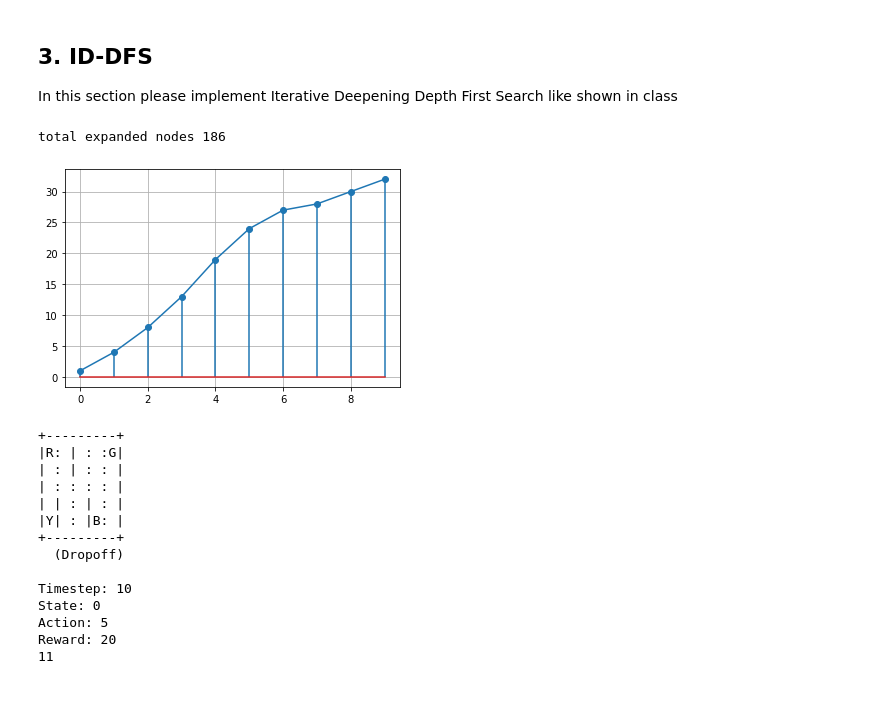
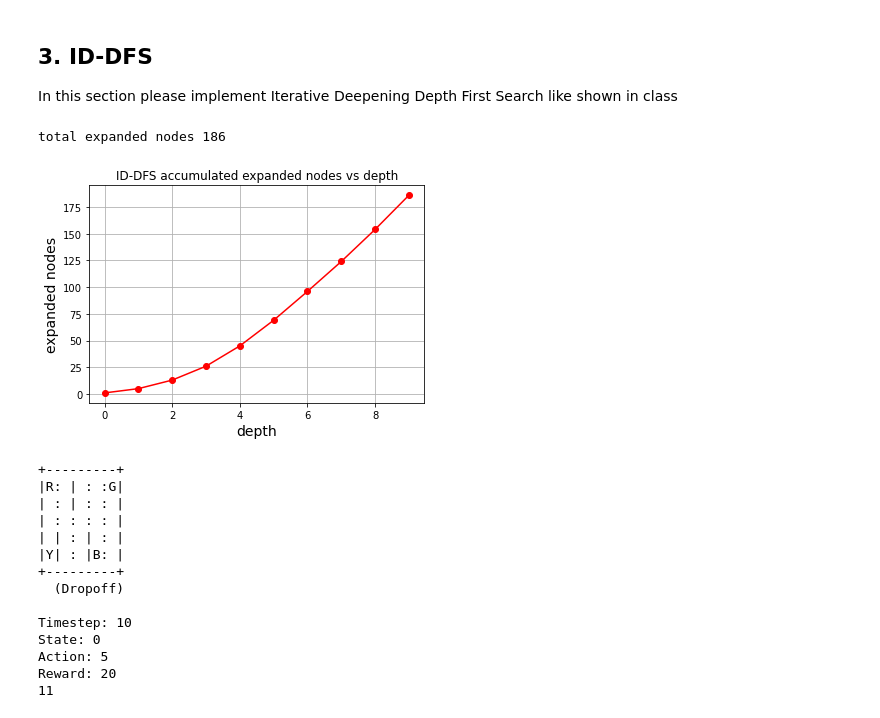
Before and after one commit to ynahum/ai_hw, a Jupyter notebook: hw1/236501_HW1.ipynb, the cells around one changed output. Saved outputs shown, nothing was run; the diff lists cells and outputs as text; code cells hidden in the pictures.

Commit message:
hw1 cleanup:
1. added focal_select function for A*e
2. fix id-dfs plot
3. disable testing/prints

```diff
--- a/hw1/236501_HW1.ipynb
+++ b/hw1/236501_HW1.ipynb
@@ -544,5 +545,8 @@ def dfs(first_state):
 # %%
 # driver code - for your use only, do not submit these lines!
 if GlobalDefs.enable_testing:
+    expanded_nodes_list = []
+    id_depth_list = []
     env.s = 328
-    frames,reward = dfs(env.s)
+    frames, reward = dfs(env.s)
+    print(f"expanded nodes {expanded_nodes_list[0]}")
@@ -578,21 +584,9 @@ def id_dfs(first_state, depth):
     frames = []
     total_reward = 0
     for curr_depth in range(depth,max_depth):
-        if GlobalDefs.enable_debug_prints:
-            print(f"current depth is {curr_depth}")
+        if GlobalDefs.enable_testing:
+            id_depth_list.append(curr_depth)
         result, frames, total_reward = dfs_l(first_state, curr_depth)
         if result:
             break
     return frames, total_reward
-# %%
-if GlobalDefs.enable_testing:
-    depth = range(0,10)
-    expanded_nodes = [1, 4, 8, 13, 19, 24, 27, 28, 30, 32]
-    print(f"total expanded nodes {np.sum(expanded_nodes)}")
-    plt.plot(depth, expanded_nodes)
-    plt.stem(depth, expanded_nodes)
-    plt.grid(True)
-    plt.show()
-# %% [output]
-total expanded nodes 186
-[figure, removed]
@@ -605,3 +593,31 @@ if GlobalDefs.enable_testing:
+# %%
+if GlobalDefs.enable_testing:
+    expanded_nodes_list = []
+    id_depth_list = []
+    env.s = 328
+    initial_depth = 0 # random depth
+    frames,reward = id_dfs(env.s, initial_depth)
+    #print(expanded_nodes_list)
+    id_accumulated_expanded_nodes = []
+    sum = 0
+    for expanded_nodes in expanded_nodes_list:
+        sum += expanded_nodes
+        id_accumulated_expanded_nodes.append(sum)
+    print(f"total expanded nodes {np.sum(expanded_nodes_list)}")
+    fig,ax = plt.subplots()
+    ax.plot(id_depth_list, id_accumulated_expanded_nodes, color='r', marker="o")
+    ax.set_xlabel("depth",fontsize=14)
+    ax.set_ylabel("expanded nodes",fontsize=14)
+
+    plt.title("ID-DFS accumulated expanded nodes vs depth")
+
+    # Adding legend, which helps us recognize the curve according to it's color
+    plt.grid(True)
+
+    plt.show()
+# %% [output]
+total expanded nodes 186
+[figure, added]
 # %%
 if GlobalDefs.enable_testing:
     print_frames(frames)
```
Also changed, not shown: parts of 14 cells of this notebook, 1 other file.
